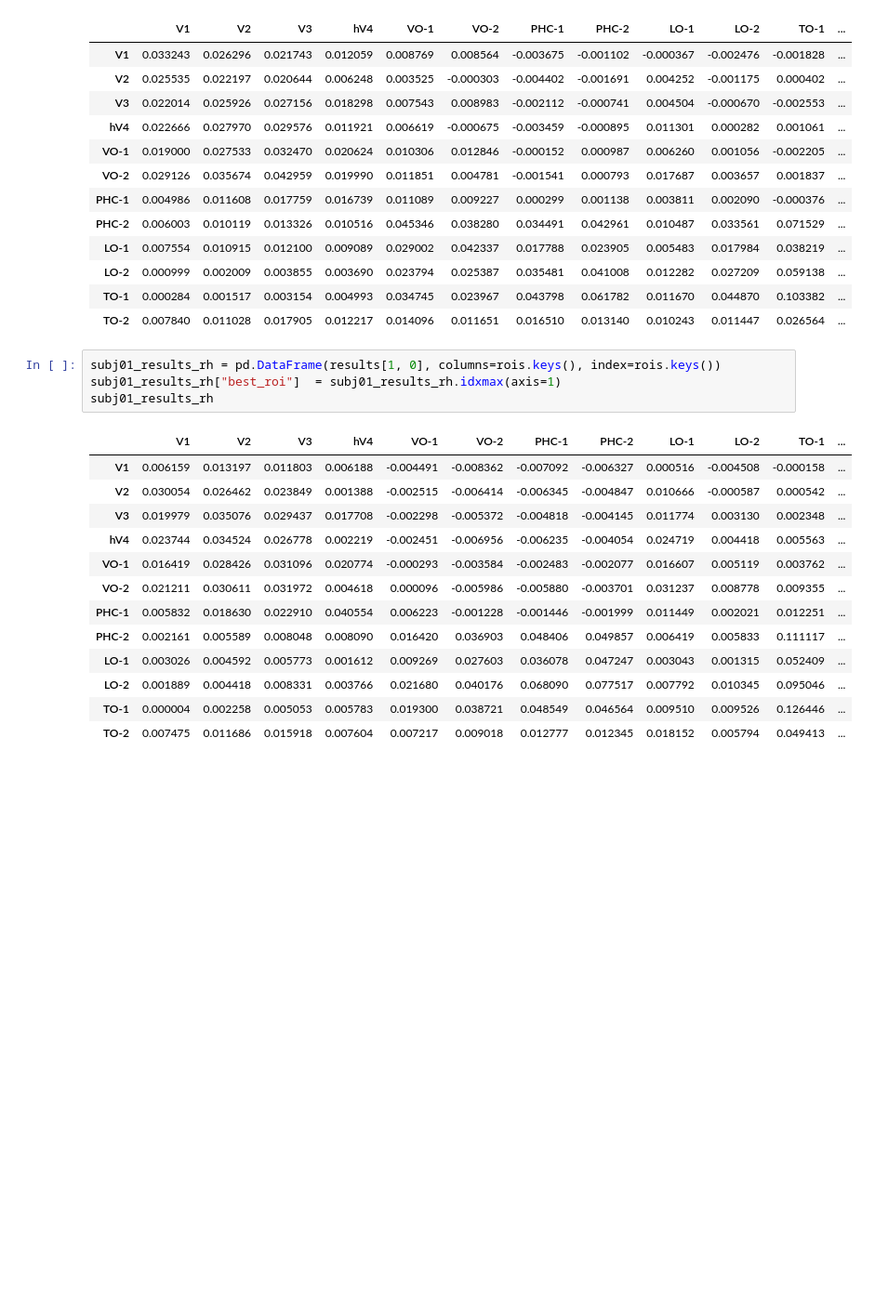
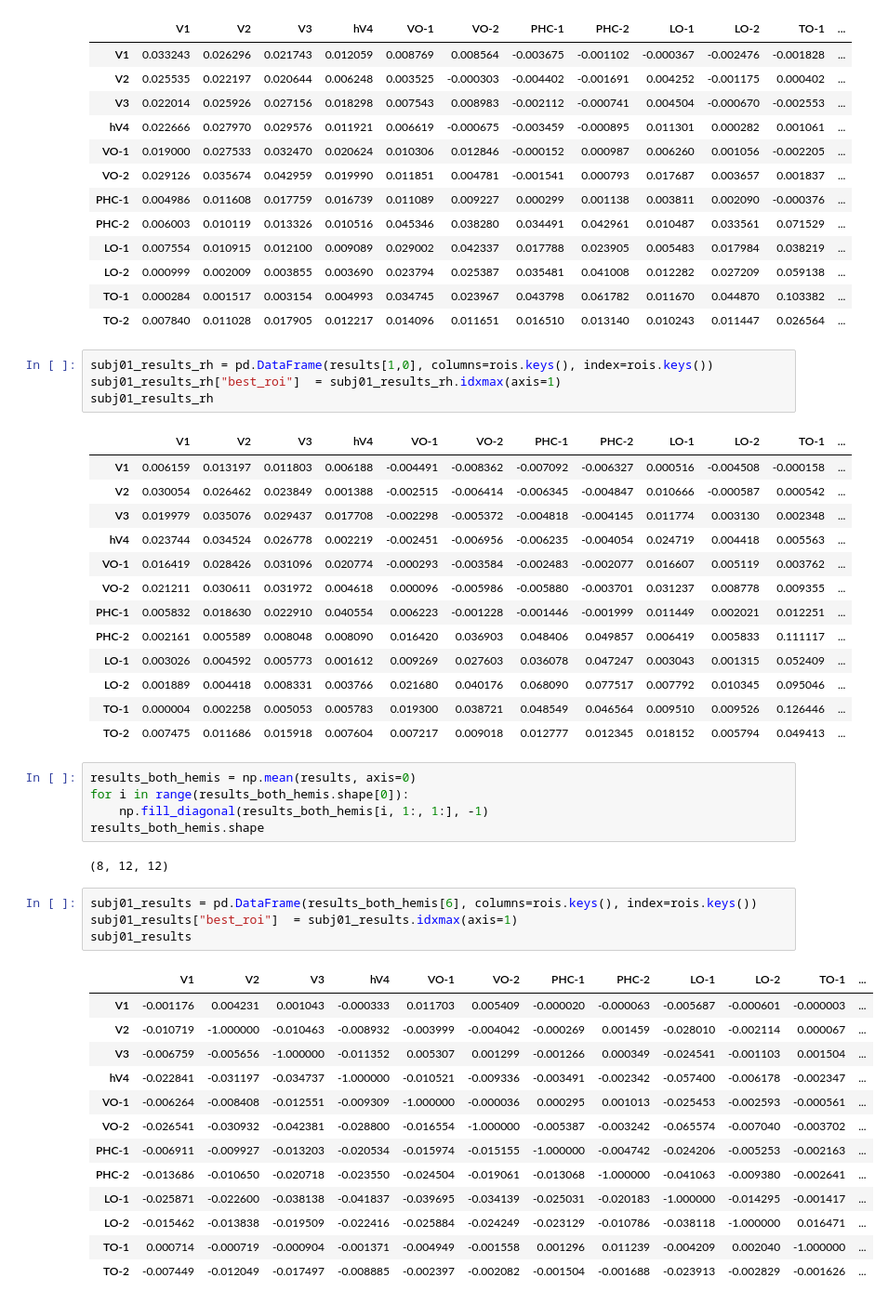
Before and after one commit to StanBgy/Thesis, a Jupyter notebook: src/create_model_bestROI.ipynb, the cells around one changed output. Shown at 93% size. Drawn from its saved outputs; the diff is of its cells as text; blank space fills up the shorter version.

```diff
--- a/src/create_model_bestROI.ipynb
+++ b/src/create_model_bestROI.ipynb
@@ -212,7 +212,7 @@ subj01_results_lh
 | TO-1 | 0.000284 | 0.001517 | 0.003154 | 0.004993 | 0.034745 | 0.023967 | 0.043798 | 0.061782 | 0.011670 | 0.044870 | 0.103382 | ... |
 | TO-2 | 0.007840 | 0.011028 | 0.017905 | 0.012217 | 0.014096 | 0.011651 | 0.016510 | 0.013140 | 0.010243 | 0.011447 | 0.026564 | ... |
 # %%
-subj01_results_rh = pd.DataFrame(results[1, 0], columns=rois.keys(), index=rois.keys())
+subj01_results_rh = pd.DataFrame(results[1,0], columns=rois.keys(), index=rois.keys())
 subj01_results_rh["best_roi"]  = subj01_results_rh.idxmax(axis=1)
 subj01_results_rh
 # %% [output]
@@ -229,3 +229,28 @@ subj01_results_rh
 | LO-2 | 0.001889 | 0.004418 | 0.008331 | 0.003766 | 0.021680 | 0.040176 | 0.068090 | 0.077517 | 0.007792 | 0.010345 | 0.095046 | ... |
 | TO-1 | 0.000004 | 0.002258 | 0.005053 | 0.005783 | 0.019300 | 0.038721 | 0.048549 | 0.046564 | 0.009510 | 0.009526 | 0.126446 | ... |
 | TO-2 | 0.007475 | 0.011686 | 0.015918 | 0.007604 | 0.007217 | 0.009018 | 0.012777 | 0.012345 | 0.018152 | 0.005794 | 0.049413 | ... |
+# %%
+results_both_hemis = np.mean(results, axis=0)
+for i in range(results_both_hemis.shape[0]):
+    np.fill_diagonal(results_both_hemis[i, 1:, 1:], -1)
+results_both_hemis.shape
+# %% [output]
+(8, 12, 12)
+# %%
+subj01_results = pd.DataFrame(results_both_hemis[6], columns=rois.keys(), index=rois.keys())
+subj01_results["best_roi"]  = subj01_results.idxmax(axis=1)
+subj01_results
+# %% [output]
+|  | V1 | V2 | V3 | hV4 | VO-1 | VO-2 | PHC-1 | PHC-2 | LO-1 | LO-2 | TO-1 | ... |
+| V1 | -0.001176 | 0.004231 | 0.001043 | -0.000333 | 0.011703 | 0.005409 | -0.000020 | -0.000063 | -0.005687 | -0.000601 | -0.000003 | ... |
+| V2 | -0.010719 | -1.000000 | -0.010463 | -0.008932 | -0.003999 | -0.004042 | -0.000269 | 0.001459 | -0.028010 | -0.002114 | 0.000067 | ... |
+| V3 | -0.006759 | -0.005656 | -1.000000 | -0.011352 | 0.005307 | 0.001299 | -0.001266 | 0.000349 | -0.024541 | -0.001103 | 0.001504 | ... |
+| hV4 | -0.022841 | -0.031197 | -0.034737 | -1.000000 | -0.010521 | -0.009336 | -0.003491 | -0.002342 | -0.057400 | -0.006178 | -0.002347 | ... |
+| VO-1 | -0.006264 | -0.008408 | -0.012551 | -0.009309 | -1.000000 | -0.000036 | 0.000295 | 0.001013 | -0.025453 | -0.002593 | -0.000561 | ... |
+| VO-2 | -0.026541 | -0.030932 | -0.042381 | -0.028800 | -0.016554 | -1.000000 | -0.005387 | -0.003242 | -0.065574 | -0.007040 | -0.003702 | ... |
+| PHC-1 | -0.006911 | -0.009927 | -0.013203 | -0.020534 | -0.015974 | -0.015155 | -1.000000 | -0.004742 | -0.024206 | -0.005253 | -0.002163 | ... |
+| PHC-2 | -0.013686 | -0.010650 | -0.020718 | -0.023550 | -0.024504 | -0.019061 | -0.013068 | -1.000000 | -0.041063 | -0.009380 | -0.002641 | ... |
+| LO-1 | -0.025871 | -0.022600 | -0.038138 | -0.041837 | -0.039695 | -0.034139 | -0.025031 | -0.020183 | -1.000000 | -0.014295 | -0.001417 | ... |
+| LO-2 | -0.015462 | -0.013838 | -0.019509 | -0.022416 | -0.025884 | -0.024249 | -0.023129 | -0.010786 | -0.038118 | -1.000000 | 0.016471 | ... |
+| TO-1 | 0.000714 | -0.000719 | -0.000904 | -0.001371 | -0.004949 | -0.001558 | 0.001296 | 0.011239 | -0.004209 | 0.002040 | -1.000000 | ... |
+| TO-2 | -0.007449 | -0.012049 | -0.017497 | -0.008885 | -0.002397 | -0.002082 | -0.001504 | -0.001688 | -0.023913 | -0.002829 | -0.001626 | ... |
```
Also changed, not shown: parts of 4 cells of this notebook, 2 other files.
